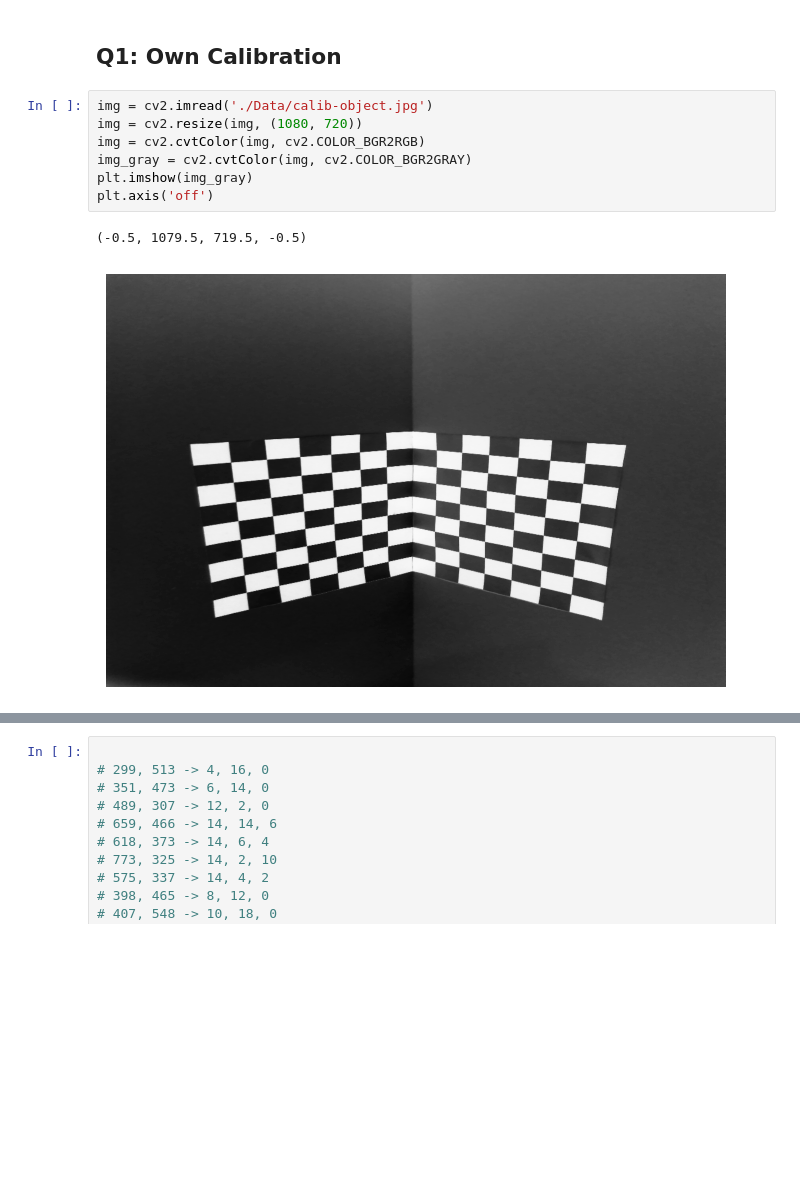
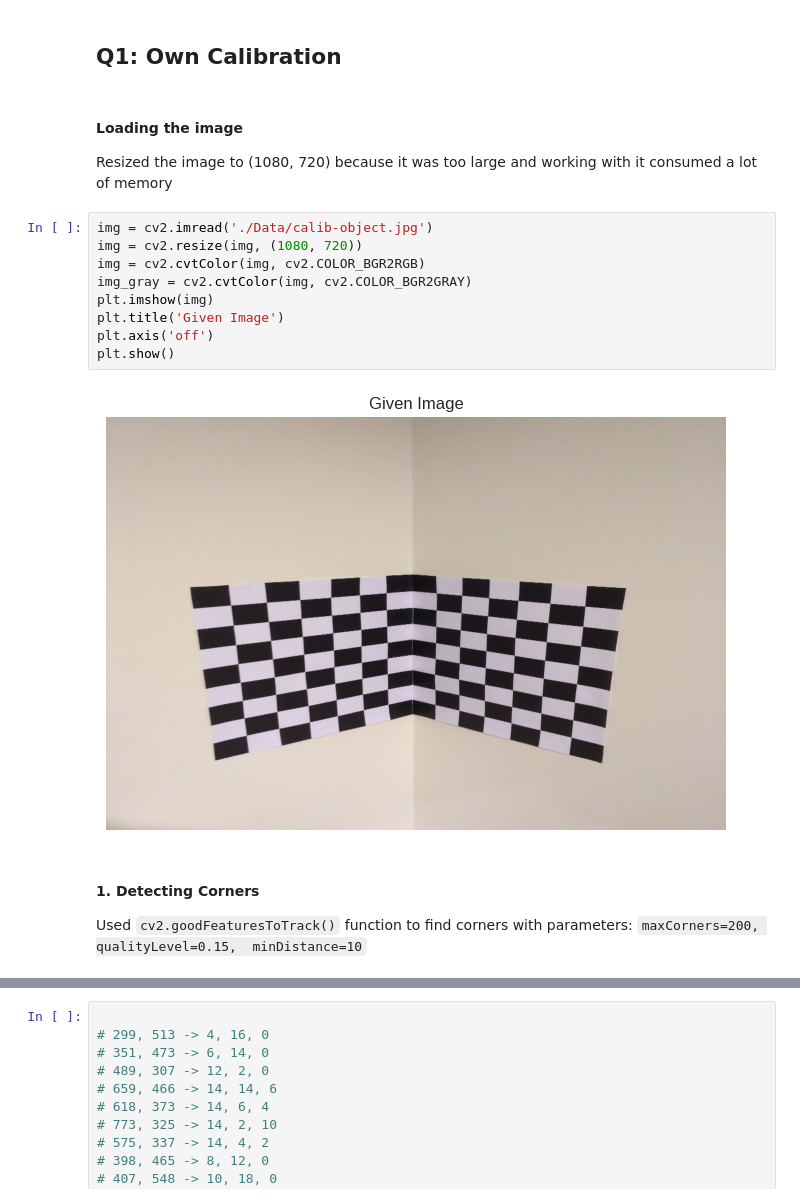
Before and after one commit to FaizalKarim280280/CV-Spring-2024, a Jupyter notebook: A1/main.ipynb, the cells around one changed output, grey strips where cells are left out. Drawn from its saved outputs; the diff is of its cells as text; blank space fills up the shorter version.

````diff
--- a/A1/main.ipynb
+++ b/A1/main.ipynb
@@ -14,14 +16,23 @@ np.__version__
 '1.24.4'
 # %% [markdown]
 ## Q1: Own Calibration
+# %% [markdown]
+#### Loading the image
+
+Resized the image to (1080, 720) because it was too large and working with it consumed a lot of memory
 # %%
 img = cv2.imread('./Data/calib-object.jpg')
 img = cv2.resize(img, (1080, 720))
 img = cv2.cvtColor(img, cv2.COLOR_BGR2RGB)
 img_gray = cv2.cvtColor(img, cv2.COLOR_BGR2GRAY)
-plt.imshow(img_gray)
+plt.imshow(img)
+plt.title('Given Image')
 plt.axis('off')
+plt.show()
 # %% [output]
-(-0.5, 1079.5, 719.5, -0.5)
-[figure, old version]
+[figure, new version]
+# %% [markdown]
+#### 1. Detecting Corners
+
+Used ```cv2.goodFeaturesToTrack()``` function to find corners with parameters: ```maxCorners=200, qualityLevel=0.15,  minDistance=10```
 # %%
````
Also changed, not shown: parts of 12 cells of this notebook.
